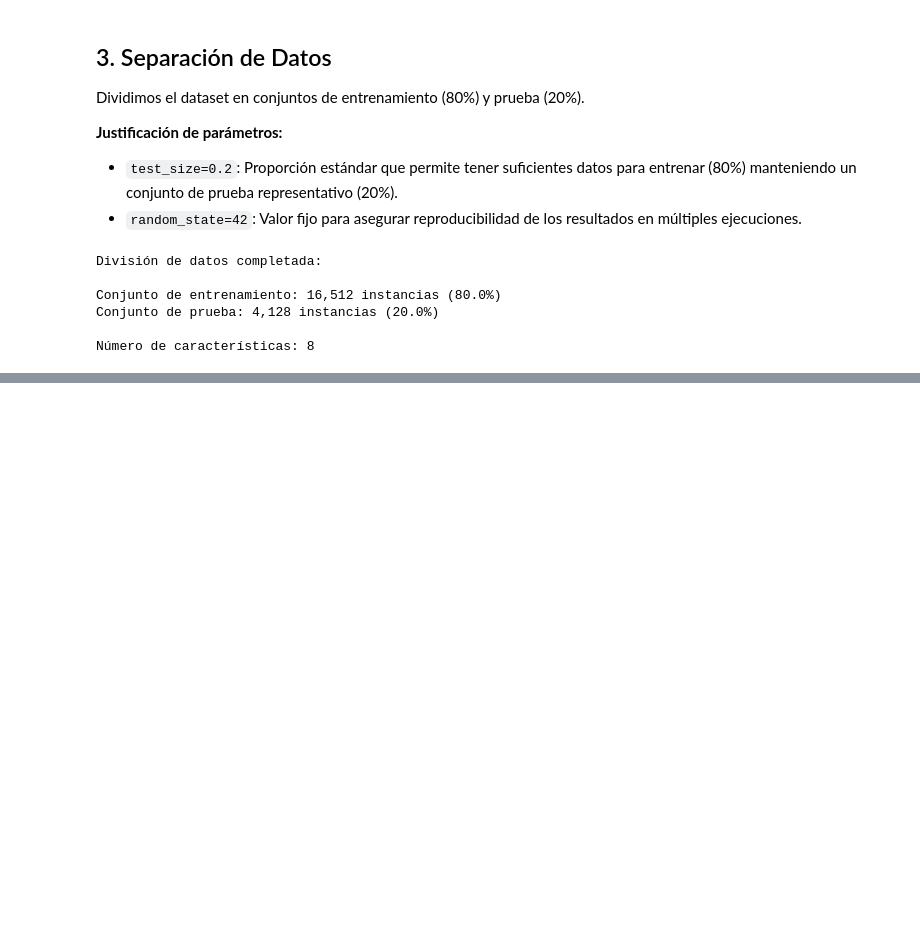
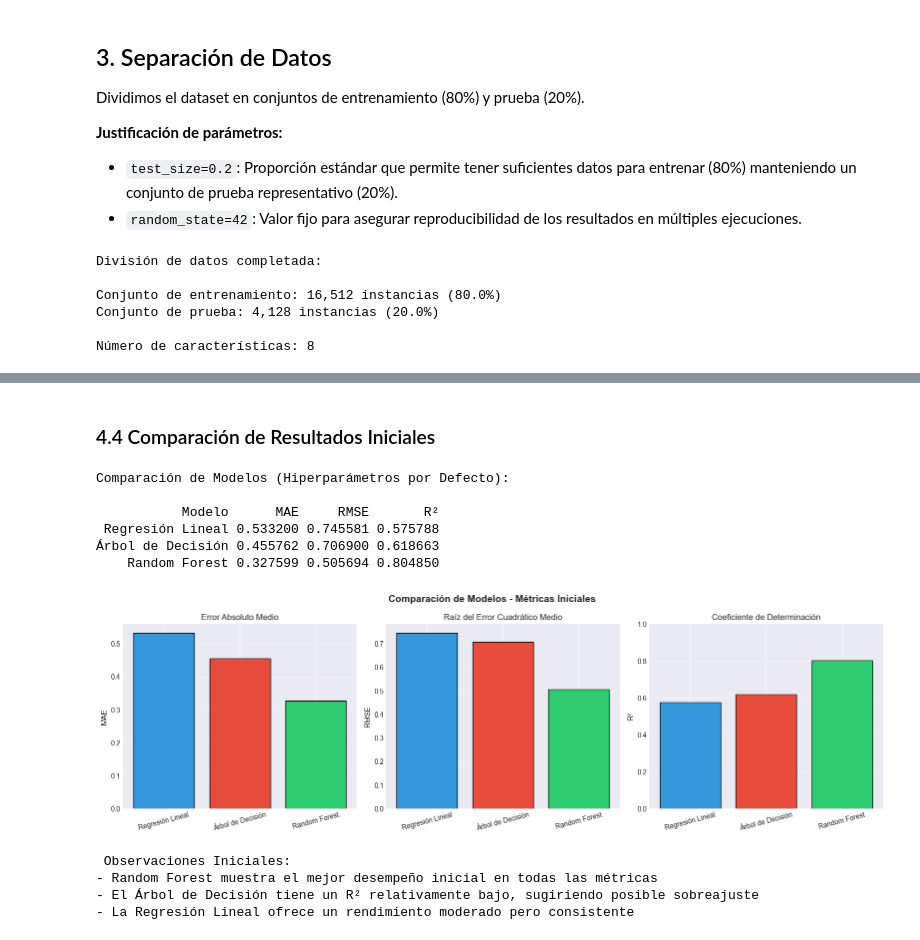
Before and after one commit to nicoCT04/Aprendizaje_Supervisado_IA_LAB, a Jupyter notebook: Parte1_regresion_cf.ipynb, the cells around one changed output, grey strips where cells are left out. Drawn from its saved outputs; the diff is of its cells as text; code cells hidden in the pictures; blank space fills up the shorter version.

Commit message:
Entrenamiento de modelos

```diff
--- a/Parte1_regresion_cf.ipynb
+++ b/Parte1_regresion_cf.ipynb
@@ -318,0 +422,62 @@ Número de características: 8
+# %% [markdown]
+### 4.4 Comparación de Resultados Iniciales
+# %%
+# Crear DataFrame con resultados iniciales
+resultados_iniciales = pd.DataFrame({
+    'Modelo': ['Regresión Lineal', 'Árbol de Decisión', 'Random Forest'],
+    'MAE': [mae_lr, mae_dt, mae_rf],
+    'RMSE': [rmse_lr, rmse_dt, rmse_rf],
+    'R²': [r2_lr, r2_dt, r2_rf]
+})
+
+print("\nComparación de Modelos (Hiperparámetros por Defecto):\n")
+print(resultados_iniciales.to_string(index=False))
+
+# Visualización de comparación
+fig, axes = plt.subplots(1, 3, figsize=(16, 5))
+fig.suptitle('Comparación de Modelos - Métricas Iniciales', fontsize=14, fontweight='bold')
+
+modelos = resultados_iniciales['Modelo']
+colors = ['#3498db', '#e74c3c', '#2ecc71']
+
+# MAE
+axes[0].bar(modelos, resultados_iniciales['MAE'], color=colors, edgecolor='black')
+axes[0].set_ylabel('MAE', fontsize=11)
+axes[0].set_title('Error Absoluto Medio', fontsize=12)
+axes[0].tick_params(axis='x', rotation=15)
+axes[0].grid(True, alpha=0.3, axis='y')
+
+# RMSE
+axes[1].bar(modelos, resultados_iniciales['RMSE'], color=colors, edgecolor='black')
+axes[1].set_ylabel('RMSE', fontsize=11)
+axes[1].set_title('Raíz del Error Cuadrático Medio', fontsize=12)
+axes[1].tick_params(axis='x', rotation=15)
+axes[1].grid(True, alpha=0.3, axis='y')
+
+# R²
+axes[2].bar(modelos, resultados_iniciales['R²'], color=colors, edgecolor='black')
+axes[2].set_ylabel('R²', fontsize=11)
+axes[2].set_title('Coeficiente de Determinación', fontsize=12)
+axes[2].tick_params(axis='x', rotation=15)
+axes[2].grid(True, alpha=0.3, axis='y')
+axes[2].set_ylim([0, 1])
+
+plt.tight_layout()
+plt.show()
+
+print("\n Observaciones Iniciales:")
+print("- Random Forest muestra el mejor desempeño inicial en todas las métricas")
+print("- El Árbol de Decisión tiene un R² relativamente bajo, sugiriendo posible sobreajuste")
+print("- La Regresión Lineal ofrece un rendimiento moderado pero consistente")
+# %% [output]
+Comparación de Modelos (Hiperparámetros por Defecto):
+
+           Modelo      MAE     RMSE       R²
+ Regresión Lineal 0.533200 0.745581 0.575788
+Árbol de Decisión 0.455762 0.706900 0.618663
+    Random Forest 0.327599 0.505694 0.804850
+[figure, added]
+ Observaciones Iniciales:
+- Random Forest muestra el mejor desempeño inicial en todas las métricas
+- El Árbol de Decisión tiene un R² relativamente bajo, sugiriendo posible sobreajuste
+- La Regresión Lineal ofrece un rendimiento moderado pero consistente
```
Also changed, not shown: parts of 7 cells of this notebook.
